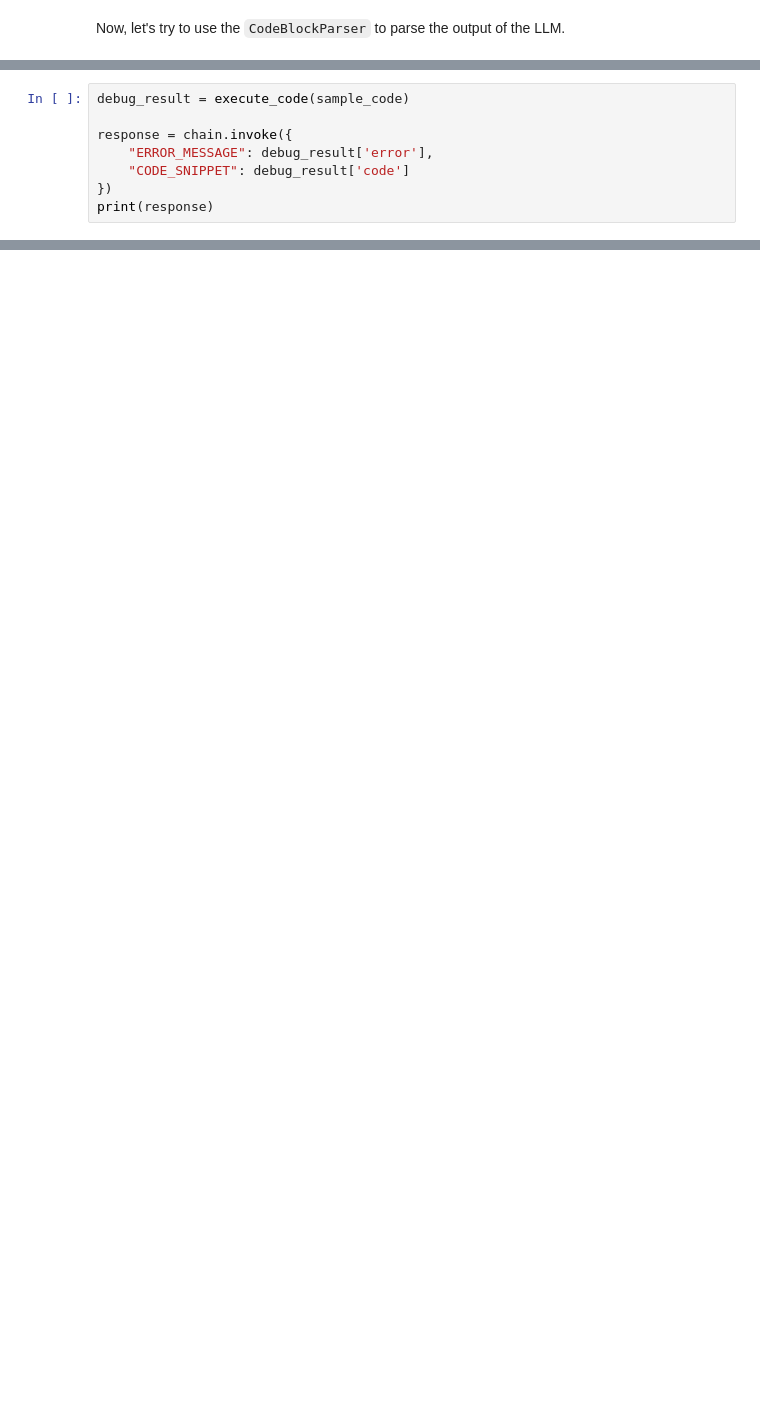
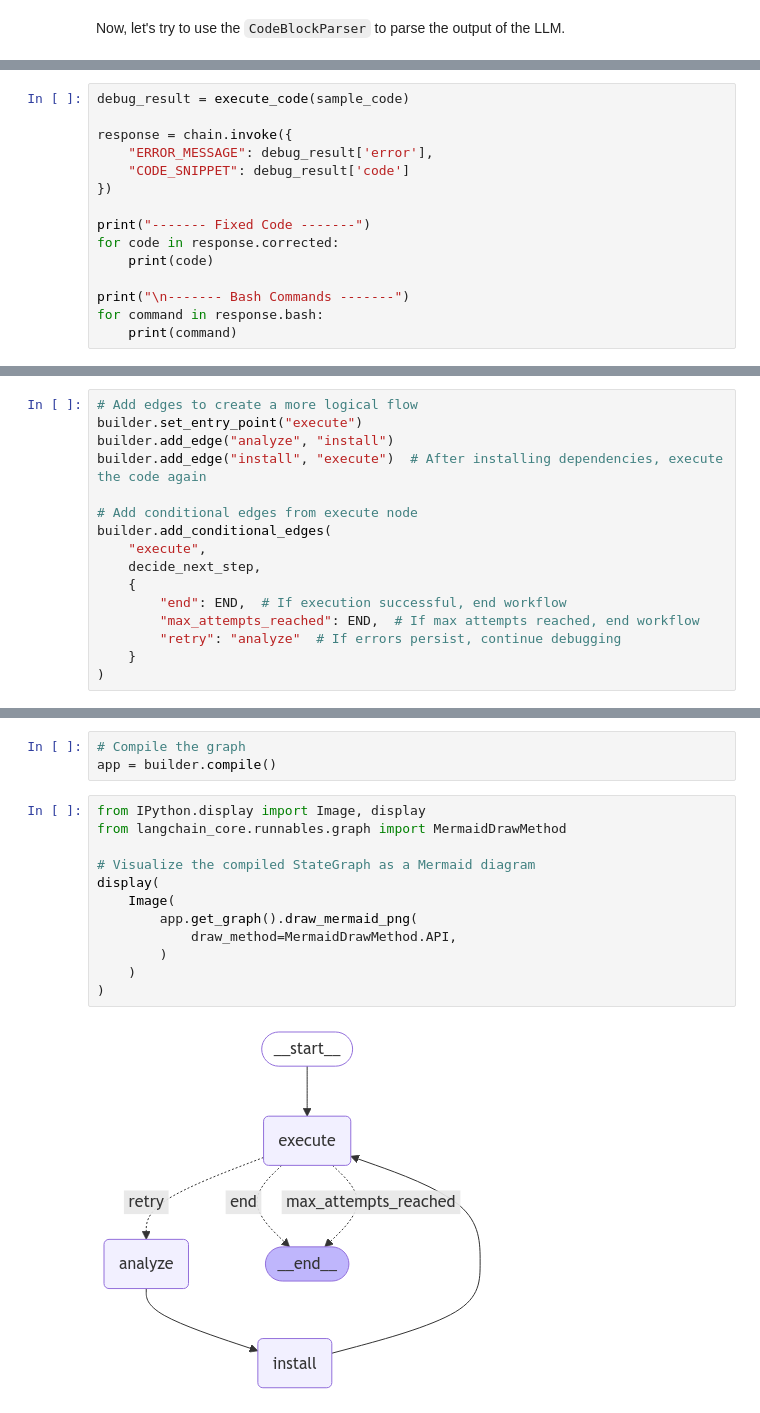
Before and after one commit to sunworl/LangChain-OpenTutorial, a Jupyter notebook: 19-Cookbook/07-Agent/18-CodeDebuggingSystem.ipynb, the cells around one changed output, grey strips where cells are left out. Saved outputs shown, nothing was run; the diff lists cells and outputs as text; blank space fills up the shorter version.

Commit message:
[N-1] 07-Agent / 18-CodeDebuggingSystem
[x] LangGraph 상태 관리 그래프 프로토타입 수정 및 보완
[ ] 케이스별 샘플코드로 에이전트 디버깅 시나리오 동작 확인

```diff
--- a/19-Cookbook/07-Agent/18-CodeDebuggingSystem.ipynb
+++ b/19-Cookbook/07-Agent/18-CodeDebuggingSystem.ipynb
@@ -694,5 +687,12 @@ response = chain.invoke({
     "ERROR_MESSAGE": debug_result['error'],
     "CODE_SNIPPET": debug_result['code']
 })
-print(response)
+
+print("------- Fixed Code -------")
+for code in response.corrected:
+    print(code)
+
+print("\n------- Bash Commands -------")
+for command in response.bash:
+    print(command)
 # %% [output]
@@ -828,0 +901,16 @@ Debug Attempts: 0
+# %%
+# Add edges to create a more logical flow
+builder.set_entry_point("execute")
+builder.add_edge("analyze", "install")
+builder.add_edge("install", "execute")  # After installing dependencies, execute the code again
+
+# Add conditional edges from execute node
+builder.add_conditional_edges(
+    "execute",
+    decide_next_step,
+    {
+        "end": END,  # If execution successful, end workflow
+        "max_attempts_reached": END,  # If max attempts reached, end workflow
+        "retry": "analyze"  # If errors persist, continue debugging
+    }
+)
@@ -828,0 +919,17 @@ Debug Attempts: 0
+# %%
+# Compile the graph
+app = builder.compile()
+# %%
+from IPython.display import Image, display
+from langchain_core.runnables.graph import MermaidDrawMethod
+
+# Visualize the compiled StateGraph as a Mermaid diagram
+display(
+    Image(
+        app.get_graph().draw_mermaid_png(
+            draw_method=MermaidDrawMethod.API,
+        )
+    )
+)
+# %% [output]
+[figure, added]
```
Also changed, not shown: parts of 24 cells of this notebook.
